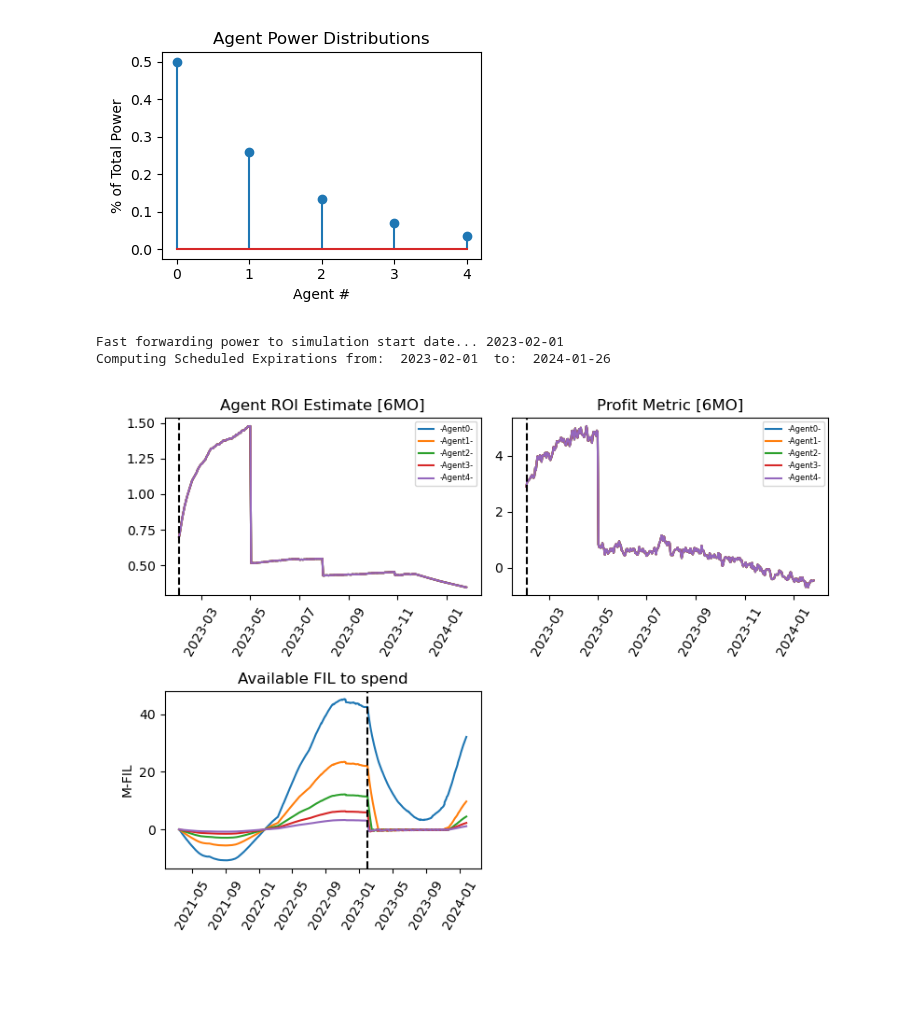
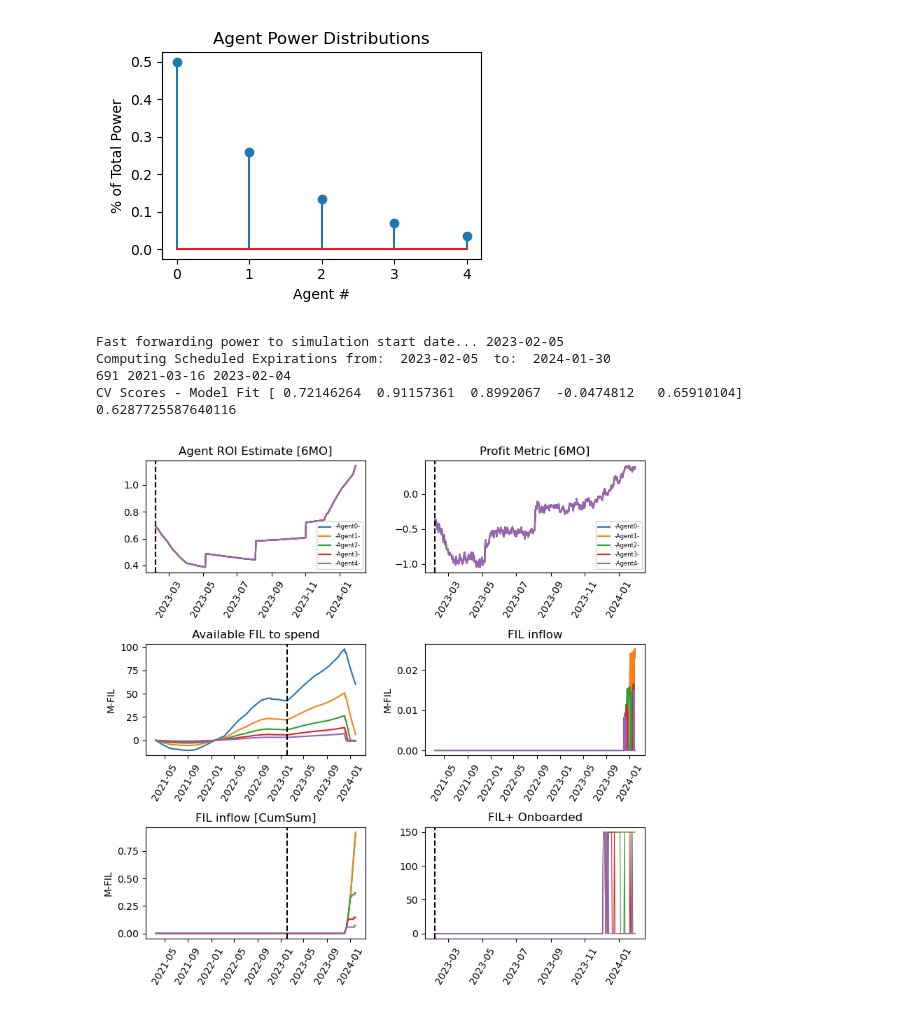
Before and after one commit to protocol/filecoin-agent-twin, a Jupyter notebook: notebooks/run_greedy_agents.ipynb, the cells around one changed output. Drawn from its saved outputs; the diff is of its cells as text; code cells hidden in the pictures; blank space fills up the shorter version.

Commit message:
adding first cut of capital inflow model

```diff
--- a/notebooks/run_greedy_agents.ipynb
+++ b/notebooks/run_greedy_agents.ipynb
@@ -47,7 +47,7 @@ random_seed_base=1000
 
 for ii in range(num_agents):
     kwargs = {
-        'agent_optimism': 4,
+        'agent_optimism': 3,
         'random_seed': ii + random_seed_base
     }
     agent_kwargs_vec.append(kwargs)
@@ -67,15 +67,21 @@ price_process_kwargs = {
     'forecast_num_mc':1000,
     'random_seed':1234
 }
+capital_inflow_process_kwargs = {
+    'debug_model': True
+}
 
 filecoin_model = FilecoinModel(num_agents, simulation_start_date, end_date,
                                agent_types, agent_kwargs_vec, agent_power_distributions=agent_power_distributions,
                                compute_cs_from_networkdatastart=True, use_historical_gas=False,
                                price_process_kwargs=price_process_kwargs,
-                               minting_process_kwargs=minting_process_kwargs)
+                               minting_process_kwargs=minting_process_kwargs,
+                               capital_inflow_process_kwargs=capital_inflow_process_kwargs)
 # %% [output]
-Fast forwarding power to simulation start date... 2023-02-01
-Computing Scheduled Expirations from:  2023-02-01  to:  2024-01-26
+Fast forwarding power to simulation start date... 2023-02-05
+Computing Scheduled Expirations from:  2023-02-05  to:  2024-01-30
+691 2021-03-16 2023-02-04
+CV Scores - Model Fit [ 0.72146264  0.91157361  0.8992067  -0.0474812   0.65910104] 0.6287725587640116
 # %%
 sim_len = (end_date - simulation_start_date).days
 for ii in tqdm(range(sim_len)):
@@ -109,75 +115,63 @@ def plot_agent(keys, post_process=None, agent_idxs_to_plot=None, df_name='agent_
                 plt.plot(agent_df[x_key], y, label=l, **plot_kwargs)
             plt.xticks(rotation=60)
 # %%
-plt.figure(figsize=(8,6))
-plt.subplot(2,2,1)
+plt_kwargs = [{'linewidth': 0.8}] * num_agents
+
+plt.figure(figsize=(8,8))
+plt.subplot(3,2,1)
 plot_agent(['roi_estimate_6mo'])
 plt.axvline(simulation_start_date, linestyle='--', color='k')
 plt.title('Agent ROI Estimate [6MO]')
 plt.legend(fontsize=6)
 
-plt.subplot(2,2,2)
+plt.subplot(3,2,2)
 plot_agent(['profit_duration_6mo'])
 plt.axvline(simulation_start_date, linestyle='--', color='k')
 plt.title('Profit Metric [6MO]')
 plt.legend(fontsize=6)
 
-plt.subplot(2,2,3)
+plt.subplot(3,2,3)
 keys = ['reward_FIL',
         'onboard_pledge_FIL',
         'renew_pledge_FIL',
         'onboard_scheduled_pledge_release_FIL',
-        'renew_scheduled_pledge_release_FIL']
+        'renew_scheduled_pledge_release_FIL',
+        'capital_inflow_FIL']
 def compute_available_fil_to_spend(key_data):
     available_FIL_to_spend = key_data['reward_FIL'].cumsum() \
                            - key_data['onboard_pledge_FIL'].cumsum() \
                            - key_data['renew_pledge_FIL'].cumsum() \
                            + key_data['onboard_scheduled_pledge_release_FIL'].cumsum() \
-                           + key_data['renew_scheduled_pledge_release_FIL'].cumsum()
+                           + key_data['renew_scheduled_pledge_release_FIL'].cumsum() \
+                           + key_data['capital_inflow_FIL'].cumsum()
     return available_FIL_to_spend/1_000_000
 plot_agent(keys, post_process=compute_available_fil_to_spend, df_name='accounting_df')
 plt.axvline(simulation_start_date, linestyle='--', color='k')
 plt.ylabel('M-FIL')
 plt.title('Available FIL to spend')
 
-# plt.subplot(2,2,3)
-# # plt.plot(agent1_df['date'], agent1_df['USD']-agent1_df['funds_used'].cumsum())
-# # plt.ylabel('$')
-# # plt.title('Agent Funds Available')
-# # .cumsum()/1_000_000
-# plt.plot(agent1_network_updates_df['date'], agent1_network_updates_df['onboard_pledge_FIL'].cumsum()/1_000_000, label='Onboard Pledge')
-# plt.plot(agent1_network_updates_df['date'], agent1_network_updates_df['renew_pledge_FIL'].cumsum()/1_000_000, label='Renew Pledge')
-# plt.plot(agent1_network_updates_df['date'], agent1_network_updates_df['onboard_scheduled_pledge_release_FIL'].cumsum()/1_000_000, label='Onboard Sched. Release')
-# plt.plot(agent1_network_updates_df['date'], agent1_network_updates_df['renew_scheduled_pledge_release_FIL'].cumsum()/1_000_000, label='Renew Sched. Release')
-# plt.ylabel('M-FIL')
-# plt.xticks(rotation=60)
-# plt.axvline(simulation_start_date, linestyle='--', color='k')
-# plt.legend(fontsize=6)
+plt.subplot(3,2,4)
+post_process = lambda x: x/1_000_000
+plot_agent(['capital_inflow_FIL'], post_process=post_process, df_name='accounting_df')
+plt.title('FIL inflow')
+plt.ylabel('M-FIL')
 
-# plt.subplot(2,2,3)
-# plt.plot(agent1_network_updates_df['date'], agent1_network_updates_df['reward_FIL']/1_000_000)
-# plt.xticks(rotation=60)
-# plt.axvline(simulation_start_date, linestyle='--', color='k')
-# plt.ylabel('M-FIL/day')
-# plt.title('Agent Block Reward Received / day')
+plt.subplot(3,2,5)
+post_process = lambda x: x.cumsum()/1_000_000
+plot_agent(['capital_inflow_FIL'], post_process=post_process, df_name='accounting_df')
+plt.axvline(simulation_start_date, linestyle='--', color='k')
+plt.title('FIL inflow [CumSum]')
+plt.ylabel('M-FIL')
 
-# plt.subplot(2,2,4)
-# for agent_dict in filecoin_model.agents:
-#     agent = agent_dict['agent']
-#     available_FIL_to_spend = agent1_network_updates_df['reward_FIL'].cumsum() \
-#                            - agent1_network_updates_df['onboard_pledge_FIL'].cumsum() \
-#                            - agent1_network_updates_df['renew_pledge_FIL'].cumsum() \
-#                            + agent1_network_updates_df['onboard_scheduled_pledge_release_FIL'].cumsum() \
-#                            + agent1_network_updates_df['renew_scheduled_pledge_release_FIL'].cumsum()
-#     plt.plot(agent1_network_updates_df['date'], available_FIL_to_spend/1_000_000)
-#     plt.xticks(rotation=60)
-# plt.axvline(simulation_start_date, linestyle='--', color='k')
-# plt.ylabel('M-FIL')
-# plt.title('Available FIL to spend')
+plt.subplot(3,2,6)
+plot_agent(['deal_onboarded'], plot_kwargs_list=plt_kwargs)
+plt.axvline(simulation_start_date, linestyle='--', color='k')
+plt.title('FIL+ Onboarded')
+
 
 plt.tight_layout()
 # %% [output]
-[figure, old version]
+[figure, new version]
 # %%
 model_df = filecoin_model.filecoin_df
 model_df_simsubset = model_df[model_df['date'] >= pd.to_datetime(simulation_start_date)]
```
Also changed, not shown: parts of 4 cells of this notebook, 9 other files.
